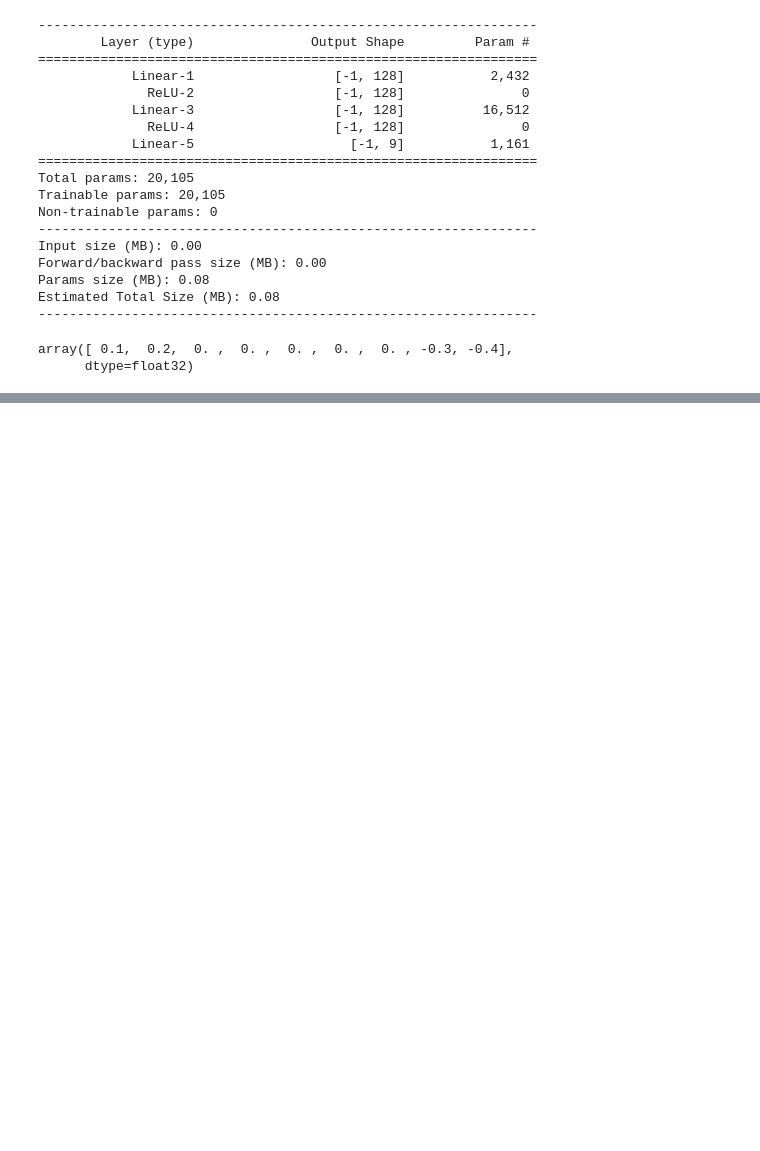
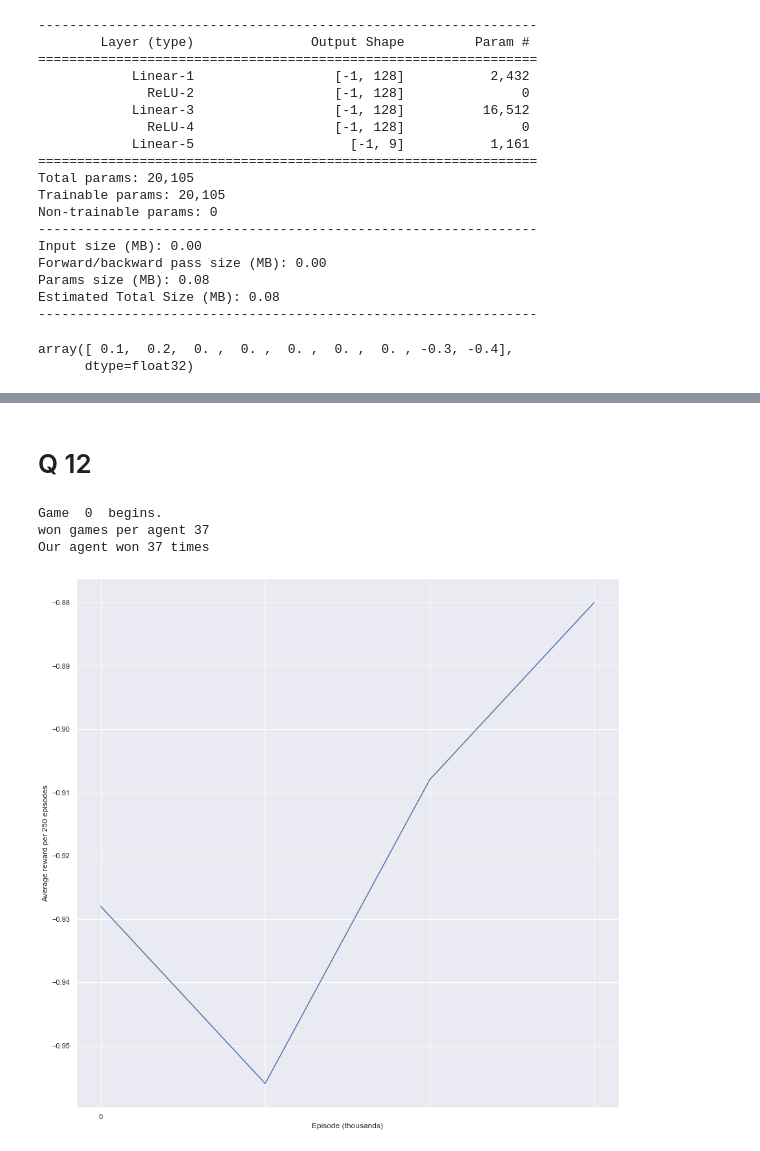
Before and after one commit to jirkalhotka/RL_TicTacToe, a Jupyter notebook: tic_tac_toe_w_res.ipynb, the cells around one changed output, grey strips where cells are left out. Cells and saved outputs as stored; diff of their text form; code cells hidden in the pictures; blank space fills up the shorter version.

```diff
--- a/tic_tac_toe_w_res.ipynb
+++ b/tic_tac_toe_w_res.ipynb
@@ -1316,0 +1359,56 @@ len(q11_dqn_player._replay_buffer), q11_dqn_player._game_count
+# %% [markdown]
+# Q 12
+# %%
+import matplotlib.pyplot as plt
+
+q12_epsilon = 0.1 # Chosen because they use this in q2 so this will allow us to nicely compare
+
+q12_max_games = MAX_GAMES_DEFAULT
+q12_dqn_player = DQN_Player(_epsilon=q12_epsilon, _batch_size=1, _replay_buffer_size=1)
+q12_epoch_size = 250
+q12_rewards = []
+q12_avgs = []
+q12_M_opt = []
+q12_M_rand = []
+q12_total_wins = 0
+
+for game_epoch in range(q12_max_games//q12_epoch_size):
+    if game_epoch % 20 == 0:
+        print('Game ', game_epoch*q12_epoch_size, ' begins.')
+
+    # Run 250 games with updating Q-vals and observe reward (exec 2)
+    q12_run_rewards = run_n_games_against_opt(_max_games_number=250, _our_player=q12_dqn_player, _opponent_epsilon=0.5, \
+            _our_player_new_game_epsilon=lambda game_number_n: q12_epsilon, _update_q_values=True, _throw_error_on_illegal_moves=False)
+    q12_avgs.append(np.average(q12_run_rewards))
+    q12_rewards += q12_run_rewards
+    q12_total_wins += sum(1 if rew ==1 else 0 for rew in q12_run_rewards)
+
+    # Run 500 games for M_opt calculation
+    q12_M_opt_rewards = run_n_games_against_opt(_max_games_number=500, _our_player=q12_dqn_player, _opponent_epsilon=0, \
+        _our_player_new_game_epsilon=lambda game_number_n: 0, _update_q_values=False, _throw_error_on_illegal_moves=False)
+    q12_M_opt.append(np.average(q12_M_opt_rewards))
+
+
+    # Run 500 games for M_rand calculation
+    M_rand_rewards = run_n_games_against_opt(_max_games_number=500, _our_player=q12_dqn_player, _opponent_epsilon=1, \
+        _our_player_new_game_epsilon=lambda game_number_n: 0, _update_q_values=False, _throw_error_on_illegal_moves=False)
+    q12_M_rand.append(np.average(M_rand_rewards))
+
+print('won games per agent', q12_total_wins)
+
+import matplotlib.pyplot as plt
+import seaborn as sns
+import pandas as pd
+
+print('Our agent won {} times'.format(q12_total_wins))
+plt.figure(figsize=(15,15))
+ax = plt.plot(q12_avgs)
+plt.xticks(ticks=range(len(q12_avgs)), labels=[str(x*250 // 1000) if x*250 % 1000 == 0 else '' for x in range(len(q12_avgs))])
+plt.ylabel('Average reward per 250 episodes')
+plt.xlabel('Episode (thousands)')
+plt.show()
+# %% [output]
+Game  0  begins.
+won games per agent 37
+Our agent won 37 times
+[figure, added]
```
Also changed, not shown: parts of 8 cells of this notebook, 1 other file.
